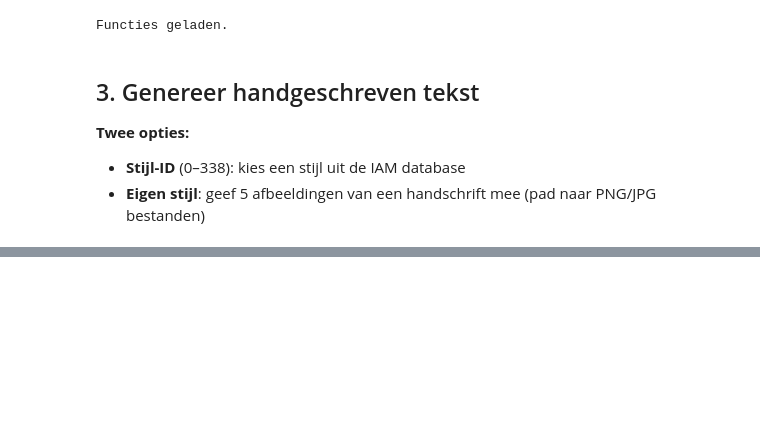
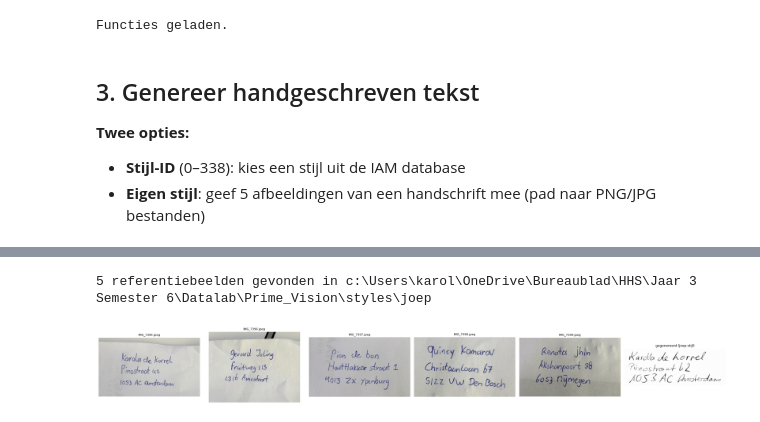
Before and after one commit to Joephwlg/Prime_Vision, a Jupyter notebook: main.ipynb, the cells around one changed output, grey strips where cells are left out. Drawn from its saved outputs; the diff is of its cells as text; code cells hidden in the pictures; blank space fills up the shorter version.

```diff
--- a/main.ipynb
+++ b/main.ipynb
@@ -354,0 +380,34 @@ plt.show()
+# %%
+## --- Stijl-test: Joep ---
+# Laadt 5 referentiefoto's uit styles/joep/ en probeert die stijl te repliceren.
+# NB: DiffusionPen's style encoder is getraind op woord-niveau crops (64x256).
+# Hele adresblokken worden hard geschaald -> als output weinig op Joep lijkt,
+# crop de foto's eerst tot losse woorden en probeer opnieuw.
+
+from glob import glob as _glob
+
+STYLE_DIR = os.path.abspath(os.path.join(REPO_DIR, "..", "styles", "joep"))
+joep_paths = sorted(_glob(os.path.join(STYLE_DIR, "*.jp*g")) +
+                    _glob(os.path.join(STYLE_DIR, "*.png")))
+print(f"{len(joep_paths)} referentiebeelden gevonden in {STYLE_DIR}")
+
+joep_imgs = [Image.open(p).convert("RGB") for p in joep_paths]
+
+tekst = [
+    "Karola de Korrel",
+    "Pinostraat 42",
+    "1053 AC Amsterdam",
+]
+
+result = generate_text(tekst, style_images=joep_imgs)
+
+# Laat referenties + gegenereerd resultaat zien
+fig, axes = plt.subplots(1, len(joep_imgs) + 1, figsize=(4 * (len(joep_imgs) + 1), 3))
+for ax, img, p in zip(axes[:-1], joep_imgs, joep_paths):
+    ax.imshow(img); ax.set_title(os.path.basename(p), fontsize=8); ax.axis("off")
+axes[-1].imshow(result, cmap="gray")
+axes[-1].set_title("gegenereerd (Joep-stijl)", fontsize=9); axes[-1].axis("off")
+plt.tight_layout(); plt.show()
+# %% [output]
+5 referentiebeelden gevonden in c:\Users\karol\OneDrive\Bureaublad\HHS\Jaar 3 Semester 6\Datalab\Prime_Vision\styles\joep
+[figure, added]
```
Also changed, not shown: parts of 4 cells of this notebook, 5 other files.
